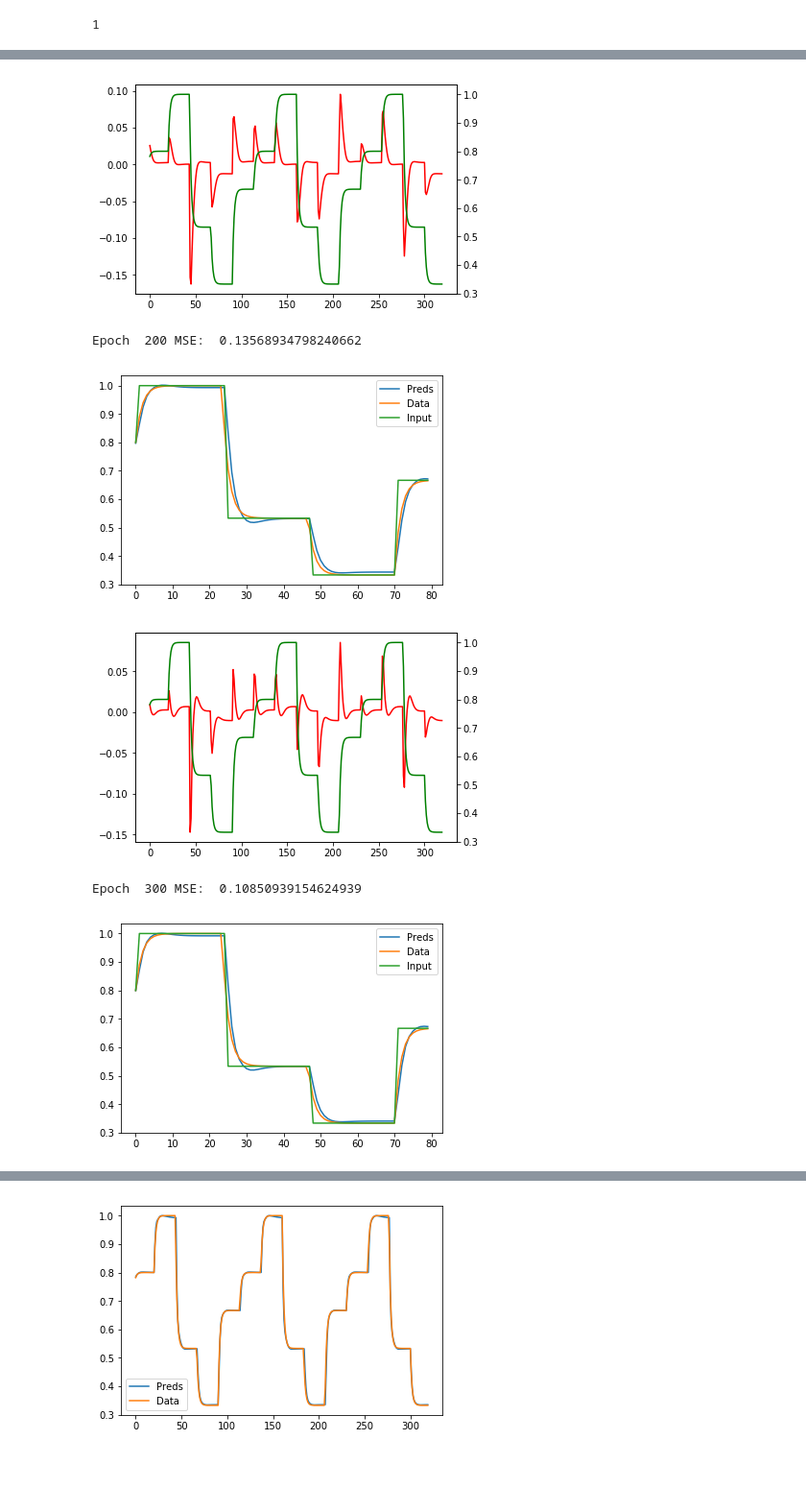
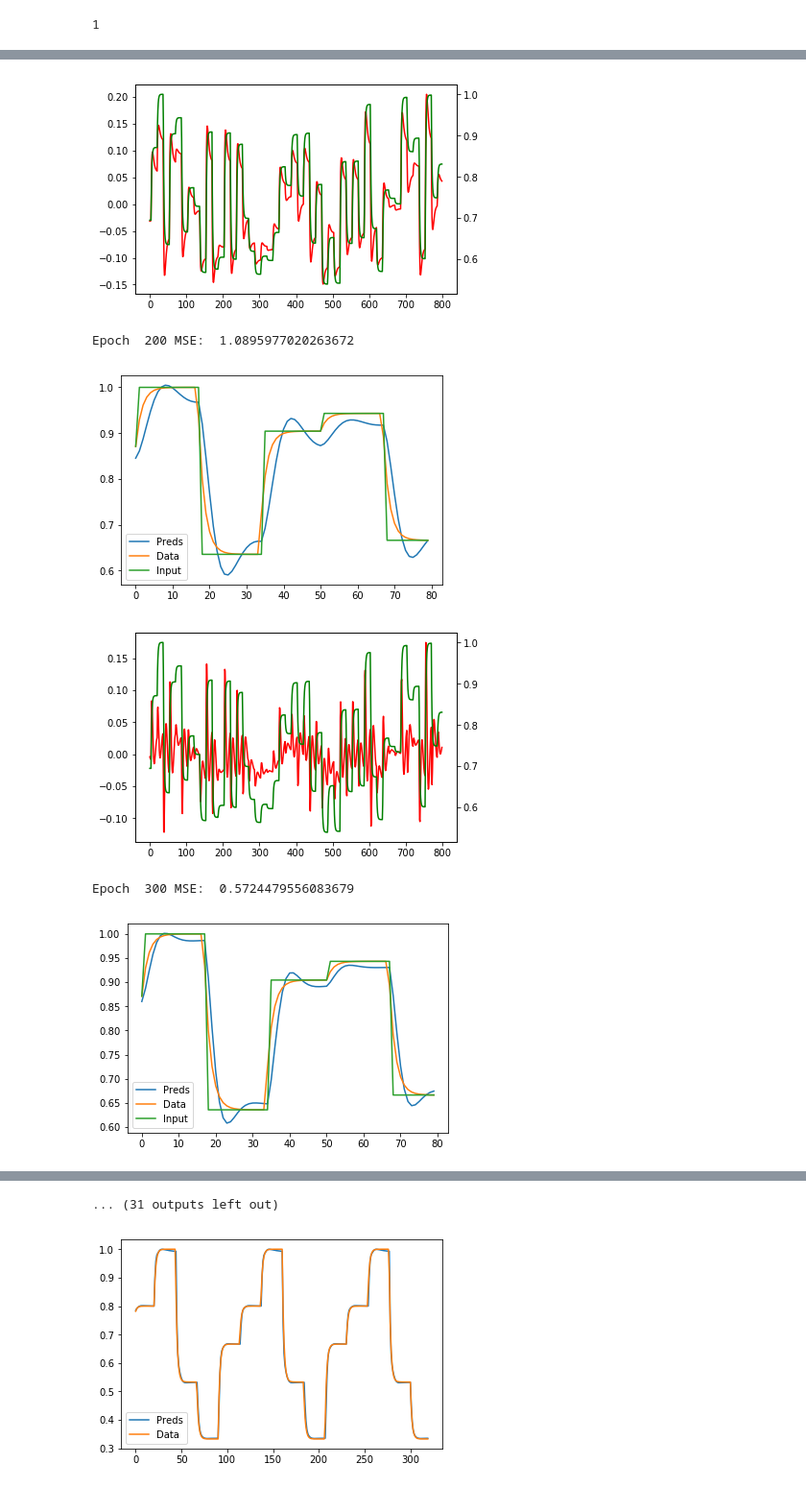
Before and after one commit to KushnirDmytro/identification_of_dynamic_system_parameters_using_nn, a Jupyter notebook: lstms_current_best.ipynb, the cells around one changed output, grey strips where cells are left out. Shown at 96% size. Drawn from its saved outputs; the diff is of its cells as text; code cells hidden in the pictures.

Commit message:
Matlab: -- new sequence, now random values, but const timesteps -- removed scalar for uniscale logging (instead normalize in python)
Python:
-- added residuals plotting with series, uniscale

```diff
--- a/lstms_current_best.ipynb
+++ b/lstms_current_best.ipynb
@@ -18,7 +18,7 @@ data = get_data_from('DC_motor_simulation/res.mat')
 # %% [output]
 <KeysViewHDF5 ['ans']>
 # %%
-num_datapoints = 400
+num_datapoints = 1000
 # %%
 time, x, y = data[:num_datapoints, 0], data[:num_datapoints, 1], data[:num_datapoints, 2]
 # %%
@@ -68,7 +68,7 @@ test_size = 0.2
 num_train = int((1-test_size) * num_datapoints)
 
 # Network params
-input_size = 50
+input_size = 30
 # If `per_element` is True, then LSTM reads in one timestep at a time.
 per_element = True
 if per_element:
@@ -157,7 +156,7 @@ def plot_multiscale(data, colors):
             axes.append(ax.twinx())
 
 
-    for ax, d, c in zip(axes, data, colours):
+    for ax, d, c in zip(axes, data, colors):
         ax.plot(d, color=c)
     plt.show()
 # %%
@@ -248,7 +247,7 @@ for t in range(num_epochs):
 
         plt.plot(y_pred[20:100].detach().numpy(), label="Preds")
         plt.plot(y_train[20:100].detach().numpy(), label="Data")
-        plt.plot(X_train[49][20:100].detach().numpy(), label="Input")
+        plt.plot(X_train[input_size-1][20:100].detach().numpy(), label="Input")
         plt.legend()
         plt.show()
         residuals = y_train-y_pred
@@ -273,6 +272,6 @@ Epoch  100 MSE:  0.26315540075302124
-[figure, old version]
+[figure, new version]
-Epoch  200 MSE:  0.13568934798240662
+Epoch  200 MSE:  1.0895977020263672
-[figure, old version]
+[figure, new version]
-[figure, old version]
+[figure, new version]
-Epoch  300 MSE:  0.10850939154624939
+Epoch  300 MSE:  0.5724479556083679
-[figure, old version]
+[figure, new version]
@@ -280,3 +279,4 @@ Epoch  300 MSE:  0.10850939154624939
+... (31 outputs left out)
 # %%
 
 #####################
```
Also changed, not shown: parts of 11 cells of this notebook, 6 other files.
